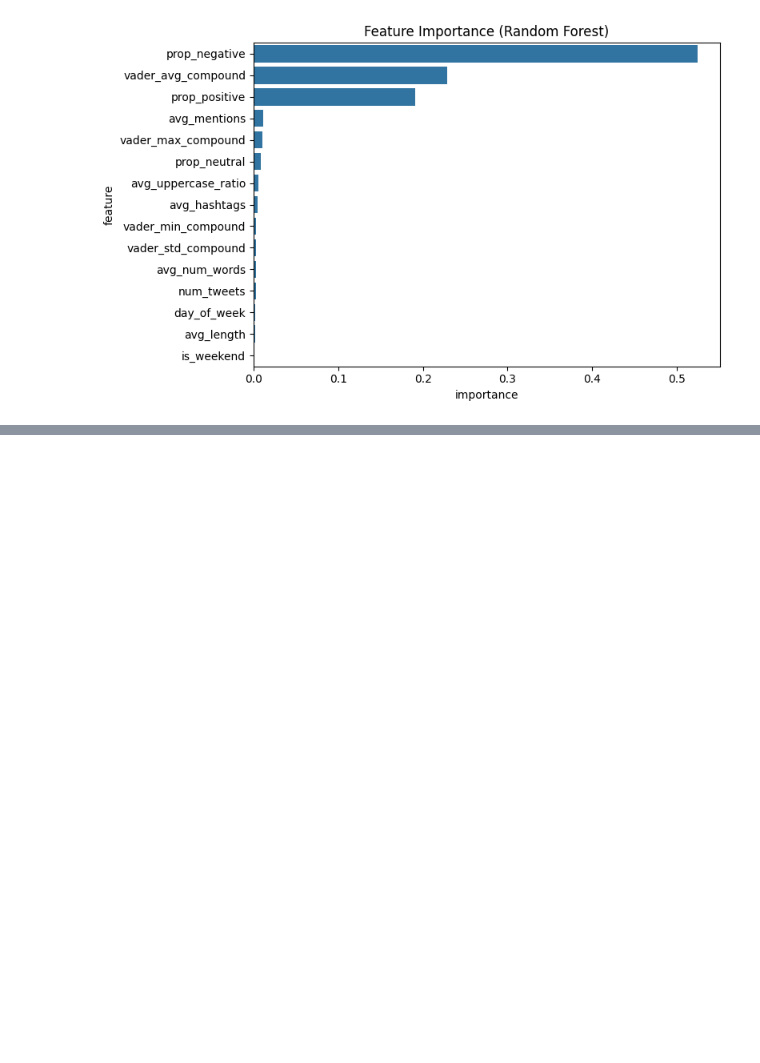
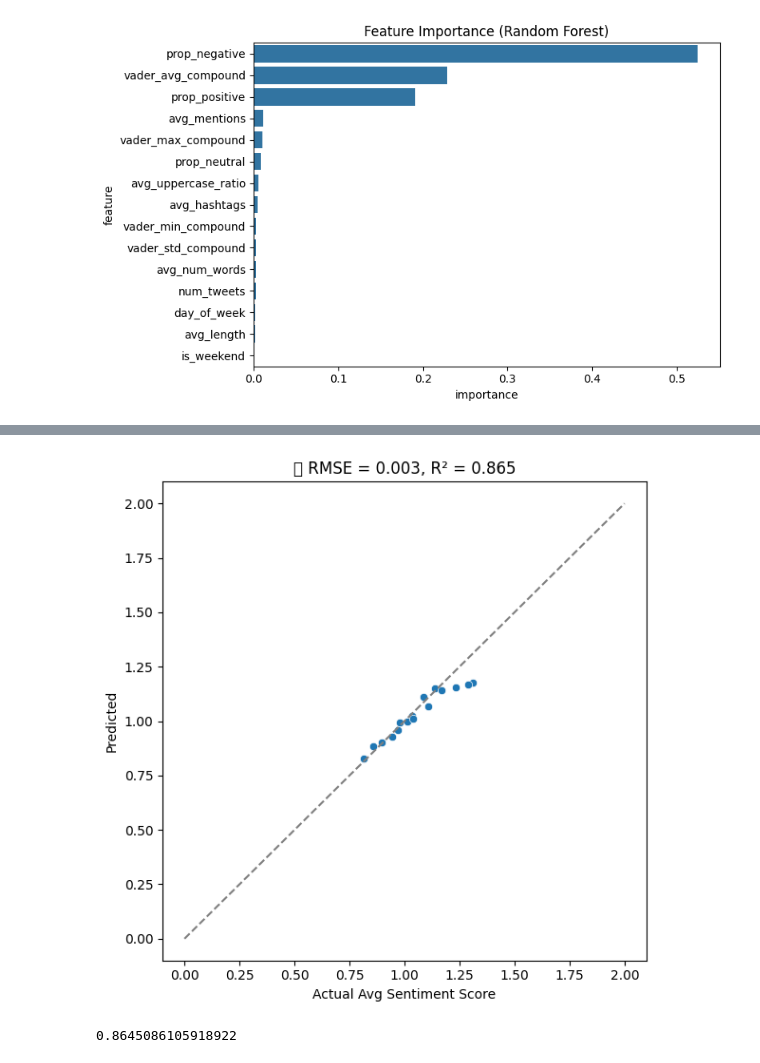
Before and after one commit to eric2003-tj/Python_ML_final, a Jupyter notebook: average_emotion_model.ipynb, the cells around one changed output, grey strips where cells are left out. Saved outputs shown, nothing was run; the diff lists cells and outputs as text; code cells hidden in the pictures; blank space fills up the shorter version.

```diff
--- a/average_emotion_model.ipynb
+++ b/average_emotion_model.ipynb
@@ -509,0 +394,29 @@ plt.show()
+# %%
+# === 1. 載入每日特徵資料 ===
+df = pd.read_csv("daily_sentiment_features_test.csv")
+
+# === 2. 移除缺失值（若有） ===
+df = df.dropna()
+
+# === 3. 建立特徵與目標變數 ===
+X = df.drop(columns=["date", "avg_sentiment_score"])
+y = df["avg_sentiment_score"]
+y_pred = model.predict(X)
+rmse = mean_squared_error(y, y_pred)
+r2 = r2_score(y, y_pred)
+
+# === 7. 視覺化預測結果 ===
+plt.figure(figsize=(6, 6))
+sns.scatterplot(x=y, y=y_pred)
+plt.xlabel("Actual Avg Sentiment Score")
+plt.ylabel("Predicted")
+plt.title(f"📈 RMSE = {rmse:.3f}, R² = {r2:.3f}")
+plt.plot([0, 2], [0, 2], linestyle="--", color="gray")
+plt.tight_layout()
+plt.show()
+# %% [output]
+[figure, added]
+# %%
+model.score(X,y)
+# %% [output]
+0.8645086105918922
```
Also changed, not shown: parts of 15 cells of this notebook, 19 other files.
